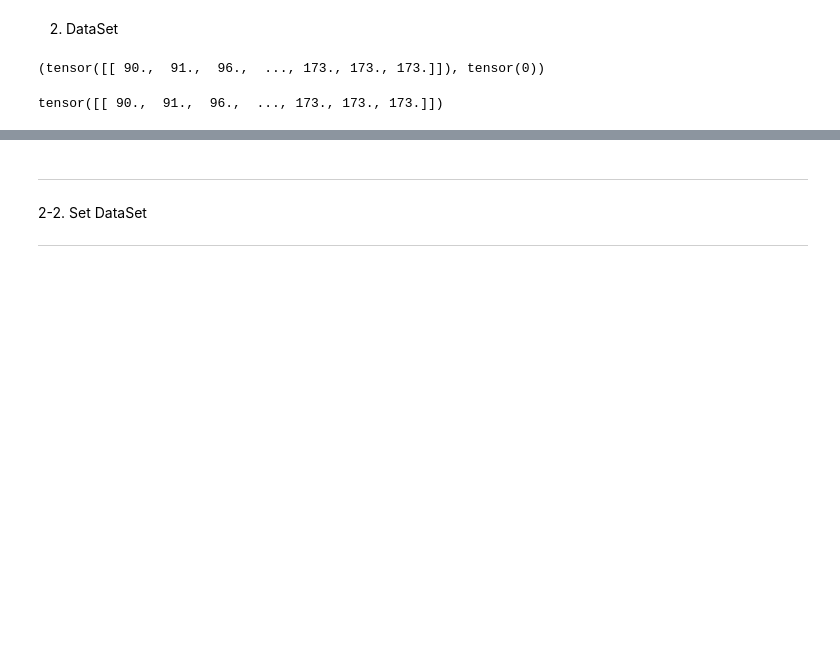
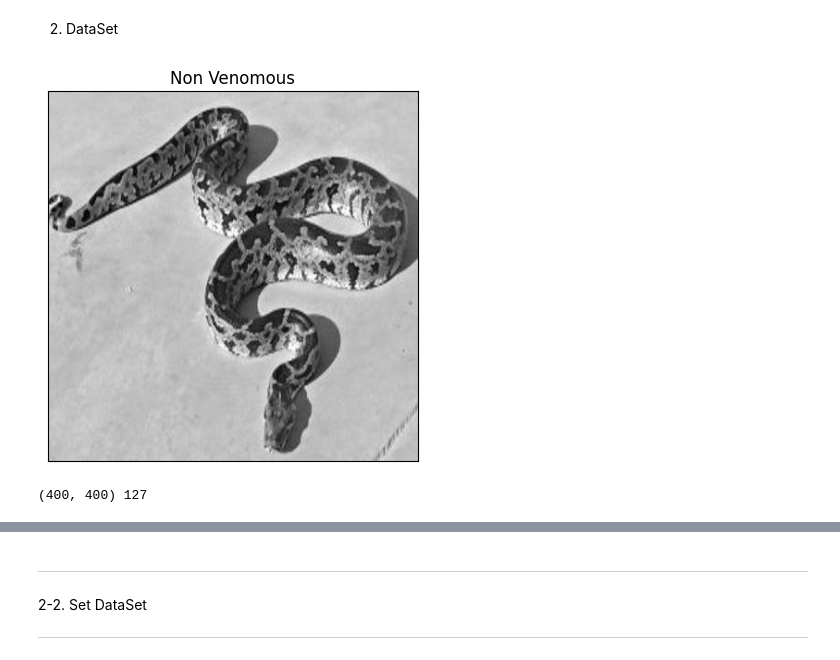
Before and after one commit to daat1996/KDT5_DL_Project, a Jupyter notebook: JW/Project_DL/P01_Create_Model.ipynb, the cells around one changed output, grey strips where cells are left out. Drawn from its saved outputs; the diff is of its cells as text; code cells hidden in the pictures; blank space fills up the shorter version.

```diff
--- a/JW/Project_DL/P01_Create_Model.ipynb
+++ b/JW/Project_DL/P01_Create_Model.ipynb
@@ -49,13 +49,45 @@ plt.imshow(img_np, cmap='gray')
 [figure]
 # %%
 # 모든 하위 폴더의 이미지 확인하기
-file_folder = 'Snake Images/train'
-for folder in os.listdir(file_folder):  # 폴더 내 파일의 이름을 리스트로 저장
-    for file in os.listdir(os.path.join(file_folder, folder)):  # 폴더 내 파일의 이름을 리스트로 저장
-        image_path = os.path.join(file_folder, folder, file)    # 이미지 경로
-        img = cv2.imread(image_path, cv2.IMREAD_GRAYSCALE)  # 이미지 흑백으로 불러오기
-        img_np = img.squeeze()  # 이미지 출력
-        plt.imshow(img_np, cmap='gray')
-        plt.show()
+# file_folder = 'Snake Images/train'
+# for folder in os.listdir(file_folder):  # 폴더 내 파일의 이름을 리스트로 저장
+#     for file in os.listdir(os.path.join(file_folder, folder)):  # 폴더 내 파일의 이름을 리스트로 저장
+#         image_path = os.path.join(file_folder, folder, file)    # 이미지 경로
+#         img = cv2.imread(image_path, cv2.IMREAD_GRAYSCALE)  # 이미지 흑백으로 불러오기
+#         img_np = img.squeeze()  # 이미지 출력
+#         plt.imshow(img_np, cmap='gray')
+#         plt.show()
 # %% [markdown]
 2. DataSet
+# %%
+def load_images_from_folder(folder_path):
+    image_files = [f for f in os.listdir(folder_path)]
+    images = []
+    for image in image_files:
+        image_path = os.path.join(folder_path, image)
+        img = cv2.imread(image_path, cv2.IMREAD_GRAYSCALE)
+        # Check if the image size is empty
+        if img is not None and not img.size == 0:
+            # 이미지 크기 조정
+            img = cv2.resize(img, (400, 400))
+            images.append(img)
+    return images
+
+# 이미지 불러오기
+imgs_tr_ven = load_images_from_folder('Snake Images/train/Venomous')
+imgs_tr_non = load_images_from_folder('Snake Images/train/Non Venomous')
+imgs_te_ven = load_images_from_folder('Snake Images/test/Venomous')
+imgs_te_non = load_images_from_folder('Snake Images/test/Non Venomous')
+# %%
+# 이미지 출력
+plt.imshow(imgs_te_non[0], cmap='gray')
+plt.title('Non Venomous')
+plt.xticks([]), plt.yticks([])
+plt.show()
+# %% [output]
+[figure, added]
+# %%
+# shape 확인
+print(imgs_te_non[0].shape, len(imgs_te_non))
+# %% [output]
+(400, 400) 127
@@ -85,8 +117,0 @@ class SnakeDataset(Dataset):
-# %%
-SnakeDataset(folder_path).__getitem__(0)
-# %% [output]
-(tensor([[ 90.,  91.,  96.,  ..., 173., 173., 173.]]), tensor(0))
-# %%
-SnakeDataset(folder_path)[0][0]     # 인덱싱 테스트
-# %% [output]
-tensor([[ 90.,  91.,  96.,  ..., 173., 173., 173.]])
```
Also changed, not shown: parts of 18 cells of this notebook.
